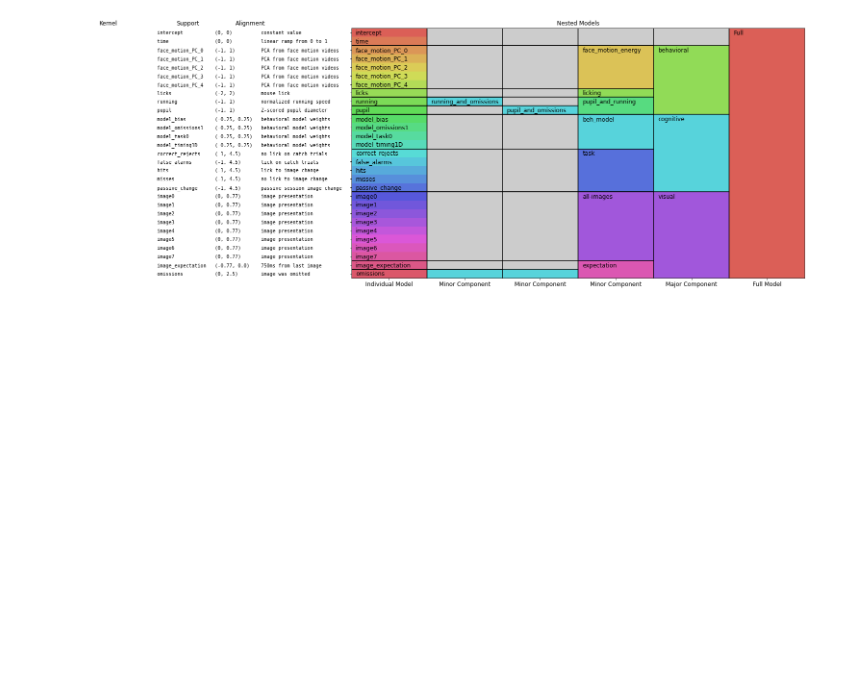
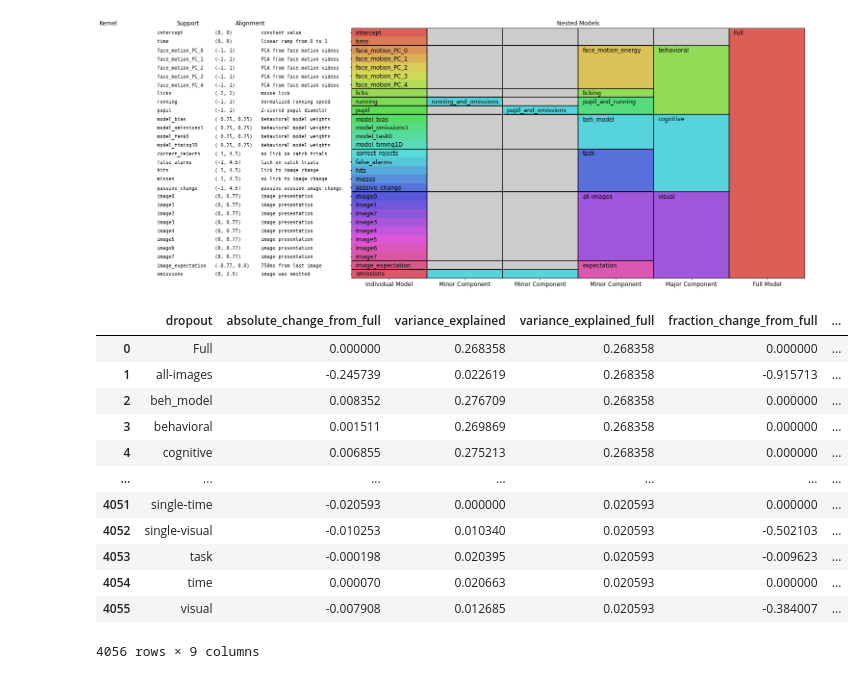
Before and after one commit to AllenInstitute/visual_behavior_glm, a Jupyter notebook: notebooks/2020.11.11_prototype_cosyne_figure.ipynb, the cells around one changed output. Saved outputs shown, nothing was run; the diff lists cells and outputs as text; code cells hidden in the pictures; blank space fills up the shorter version.

```diff
--- a/notebooks/2020.11.11_prototype_cosyne_figure.ipynb
+++ b/notebooks/2020.11.11_prototype_cosyne_figure.ipynb
@@ -66,3 +67,5 @@ fig, ax = gvt.make_cosyne_summary_figure(glm, cell_specimen_id, t_span)
 # %% [output]
 [figure]
 [figure]
+# %%
+results_summary = gat.generate_results_summary(glm)
@@ -68,0 +74,16 @@ fig, ax = gvt.make_cosyne_summary_figure(glm, cell_specimen_id, t_span)
+# %%
+results_summary
+# %% [output]
+|  | dropout | absolute_change_from_full | variance_explained | variance_explained_full | fraction_change_from_full | ... |
+| 0 | Full | 0.000000 | 0.268358 | 0.268358 | 0.000000 | ... |
+| 1 | all-images | -0.245739 | 0.022619 | 0.268358 | -0.915713 | ... |
+| 2 | beh_model | 0.008352 | 0.276709 | 0.268358 | 0.000000 | ... |
+| 3 | behavioral | 0.001511 | 0.269869 | 0.268358 | 0.000000 | ... |
+| 4 | cognitive | 0.006855 | 0.275213 | 0.268358 | 0.000000 | ... |
+| ... | ... | ... | ... | ... | ... | ... |
+| 4051 | single-time | -0.020593 | 0.000000 | 0.020593 | 0.000000 | ... |
+| 4052 | single-visual | -0.010253 | 0.010340 | 0.020593 | -0.502103 | ... |
+| 4053 | task | -0.000198 | 0.020395 | 0.020593 | -0.009623 | ... |
+| 4054 | time | 0.000070 | 0.020663 | 0.020593 | 0.000000 | ... |
+| 4055 | visual | -0.007908 | 0.012685 | 0.020593 | -0.384007 | ... |
+4056 rows × 9 columns
```
Also changed, not shown: parts of 4 cells of this notebook, 1 other file.
